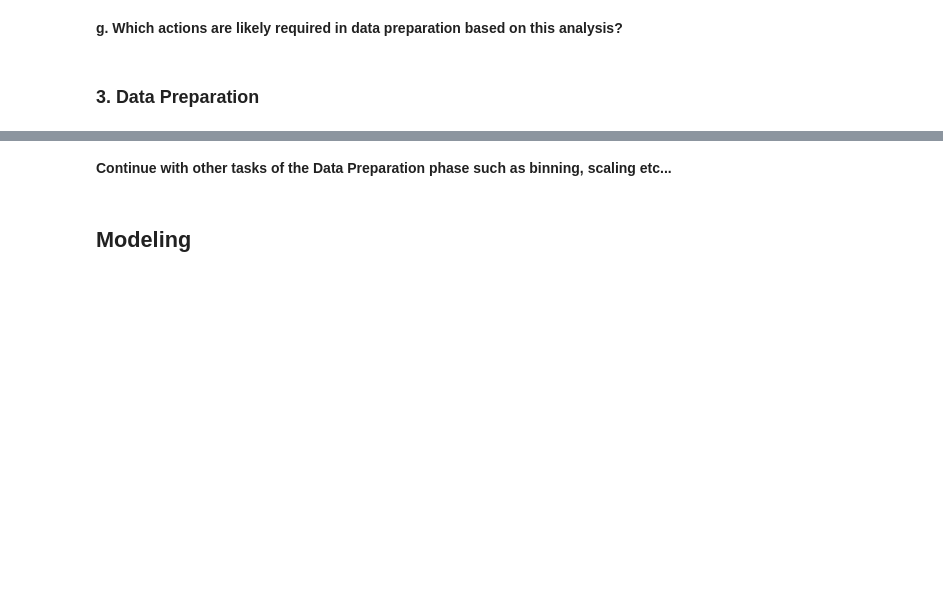
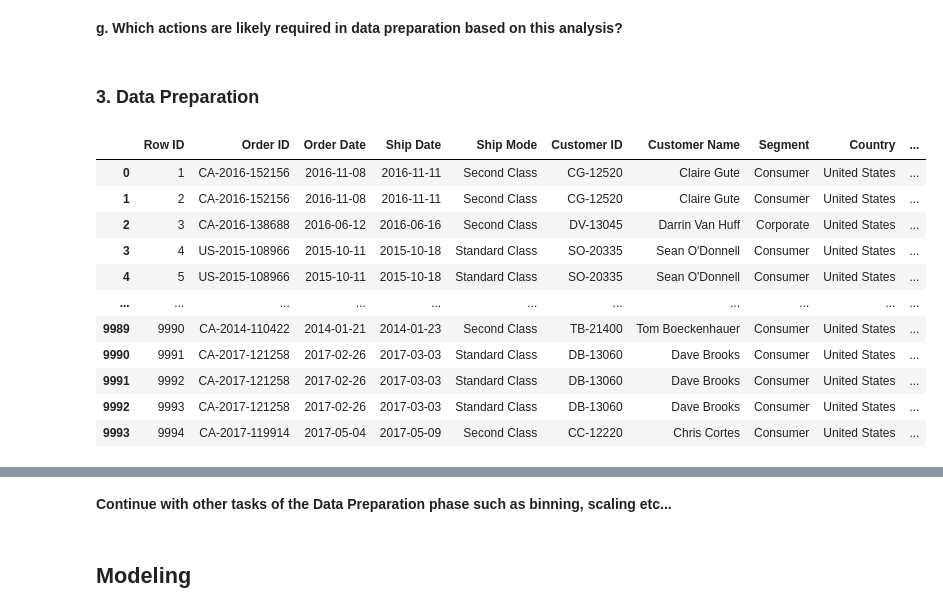
Before and after one commit to 11906257/BI_A3, a Jupyter notebook: Template/BI_2025_039.ipynb, the cells around one changed output, grey strips where cells are left out. Cells and saved outputs as stored; diff of their text form; code cells hidden in the pictures; blank space fills up the shorter version.

```diff
--- a/Template/BI_2025_039.ipynb
+++ b/Template/BI_2025_039.ipynb
@@ -1396,51 +1396,108 @@ engine.insert(data_preparation_phase_executor, prefixes=prefixes)
 # %%
 handle_outliers_code_writer = student_b
 def handle_outliers(df:pd.DataFrame, outliers_report: dict) -> pd.DataFrame:
-    # REMOVE OUTLIERS
-    return df
+    """
+    Handle outliers according to the following strategy:
+
+    Sales:    strongly right-skewed, strictly positive, heavy-tailed
+              -> log-transform
+
+    Quantity: skewed, discrete integers, usually small, with rare extreme values
+              bulk orders no errors, but can heavily influence regression
+              dropping removes important customer behavior, log-transform distorts the semantics
+              -> cap extreme values but preserve all entries
+
+    Discount: high values reflect real promotions, not errors
+              naturally capped at 1
+              -> keep entries
+
+    Profit:   highly skewed, valid extreme gains/losses
+              negative values prevent log-transform, but extremes distort modeling
+              -> cap extreme values but preserve all entries
+    """
+    df_no_outlier = df.copy()
+
+    # Extract the collected outlier indices per column
+    outlier_indices = {
+        col: [entry["index"] for entry in entries]
+        for col, entries in outliers_report.items()
+    }
+
+    # Sales
+    assert (df["Sales"] > 0).all(), "Error: Some Sales values are not positive!"
+    df_no_outlier["Sales_log"] = np.log(df_no_outlier["Sales"])
+
+    # Quantity
+    if "Quantity" in outlier_indices:
+        q_high = df_no_outlier["Quantity"].quantile(0.99)
+        rows = outlier_indices["Quantity"]
+        df_no_outlier.loc[rows, "Quantity"] = df_no_outlier.loc[rows, "Quantity"].clip(upper=q_high)
+
+    # Profit
+    if "Profit" in outlier_indices:
+        p_low = df_no_outlier["Profit"].quantile(0.005)
+        p_high = df_no_outlier["Profit"].quantile(0.995)
+        rows = outlier_indices["Profit"]
+        df_no_outlier.loc[rows, "Profit"] = df_no_outlier.loc[rows, "Profit"].clip(lower=p_low, upper=p_high)
+
+    return df_no_outlier
 
 start_time_td = now()
-handle_outliers(data, outliers_report)
+no_outlier_data = handle_outliers(data, dq["outliers"])
 end_time_td = now()
+
+display(no_outlier_data)
 
 #############################################
 # Documentation
 #############################################
-# This is the continuation of the example from the Data Understanding phase above.
-# There are three steps involved in this process:
-# 1. activity creates a figure, report etc. => already done in data understanding phase
-# 2. activity inspects the outcome and derives decisions => already done in data understanding phase
-# 3. activity follows up on the decision by changing the data => in this case by removing the the outliers that were found
 
 ro_ass_uuid_executor = "ec7e81e1-86ea-475a-a8d4-c7d8ee535488"
 handle_outliers_executor = [
     f':handle_outliers prov:qualifiedAssociation :{ro_ass_uuid_executor} .',
     f':{ro_ass_uuid_executor} prov:agent :{executed_by} .',
     f':{ro_ass_uuid_executor} rdf:type prov:Association .',
     f':{ro_ass_uuid_executor} prov:hadRole :{code_executor_role} .',
 ]
 engine.insert(handle_outliers_executor, prefixes=prefixes)
 
 td_ass_uuid_writer = "1405f15a-3545-4014-a962-637f3c10a137"
 td_comment = """
-Removing all outliers that were identifying in the Data Understanding Phase.
+Handling all outliers that were identified in the Data Understanding Phase.
+The following approach was used for each column represented in the outlier summary:
+- Sales: strongly right-skewed, strictly positive, heavy-tailed -> apply log-transform (new column: Sales_log)
+- Quantity: discrete, skewed with rare bulk orders -> cap only detected outlier rows using the 99th percentile as upper bound (preserve all entries)
+- Discount: high values reflect valid promotions and are naturally capped at 1 -> keep all entries unchanged
+- Profit: highly skewed with valid extreme gains/losses -> cap only detected outlier rows using the 0.5th percentile as lower bound and the 99.5th percentile as upper bound
 """
 handle_outliers_activity = [
     ':handle_outliers rdf:type prov:Activity .',
     ':handle_outliers sc:isPartOf :data_preparation_phase .',
     ':handle_outliers rdfs:comment \'Data Preparation\' .',
     f':handle_outliers rdfs:comment """{td_comment}""" .',
     f':handle_outliers prov:startedAtTime "{start_time_td}"^^xsd:dateTime .',
     f':handle_outliers prov:endedAtTime "{end_time_td}"^^xsd:dateTime .',
     f':handle_outliers prov:qualifiedAssociation :{td_ass_uuid_writer} .',
     f':{td_ass_uuid_writer} prov:agent :{handle_outliers_code_writer} .',
     f':{td_ass_uuid_writer} rdf:type prov:Association .',
     f':{td_ass_uuid_writer} prov:hadRole :{code_writer_role} .',
     ':handle_outliers prov:used :data .',
-    ':handle_outliers prov:used :outlier_decision .',
-    ':cleaned_data rdf:type prov:Entity .',
-    ':cleaned_data prov:wasGeneratedBy :handle_outliers .',
-    ':cleaned_data prov:wasDerivedFrom :data .',
+    ':handle_outliers prov:used :data_qaulity_report .',
+    ':no_outlier_data rdf:type prov:Entity .',
+    ':no_outlier_data prov:wasGeneratedBy :handle_outliers .',
+    ':no_outlier_data prov:wasDerivedFrom :data .',
 ]
 engine.insert(handle_outliers_activity, prefixes=prefixes)
 # %% [output]
+|  | Row ID | Order ID | Order Date | Ship Date | Ship Mode | Customer ID | Customer Name | Segment | Country | ... |
+| 0 | 1 | CA-2016-152156 | 2016-11-08 | 2016-11-11 | Second Class | CG-12520 | Claire Gute | Consumer | United States | ... |
+| 1 | 2 | CA-2016-152156 | 2016-11-08 | 2016-11-11 | Second Class | CG-12520 | Claire Gute | Consumer | United States | ... |
+| 2 | 3 | CA-2016-138688 | 2016-06-12 | 2016-06-16 | Second Class | DV-13045 | Darrin Van Huff | Corporate | United States | ... |
+| 3 | 4 | US-2015-108966 | 2015-10-11 | 2015-10-18 | Standard Class | SO-20335 | Sean O'Donnell | Consumer | United States | ... |
+| 4 | 5 | US-2015-108966 | 2015-10-11 | 2015-10-18 | Standard Class | SO-20335 | Sean O'Donnell | Consumer | United States | ... |
+| ... | ... | ... | ... | ... | ... | ... | ... | ... | ... | ... |
+| 9989 | 9990 | CA-2014-110422 | 2014-01-21 | 2014-01-23 | Second Class | TB-21400 | Tom Boeckenhauer | Consumer | United States | ... |
+| 9990 | 9991 | CA-2017-121258 | 2017-02-26 | 2017-03-03 | Standard Class | DB-13060 | Dave Brooks | Consumer | United States | ... |
+| 9991 | 9992 | CA-2017-121258 | 2017-02-26 | 2017-03-03 | Standard Class | DB-13060 | Dave Brooks | Consumer | United States | ... |
+| 9992 | 9993 | CA-2017-121258 | 2017-02-26 | 2017-03-03 | Standard Class | DB-13060 | Dave Brooks | Consumer | United States | ... |
+| 9993 | 9994 | CA-2017-119914 | 2017-05-04 | 2017-05-09 | Second Class | CC-12220 | Chris Cortes | Consumer | United States | ... |
```
Also changed, not shown: parts of 4 cells of this notebook.
